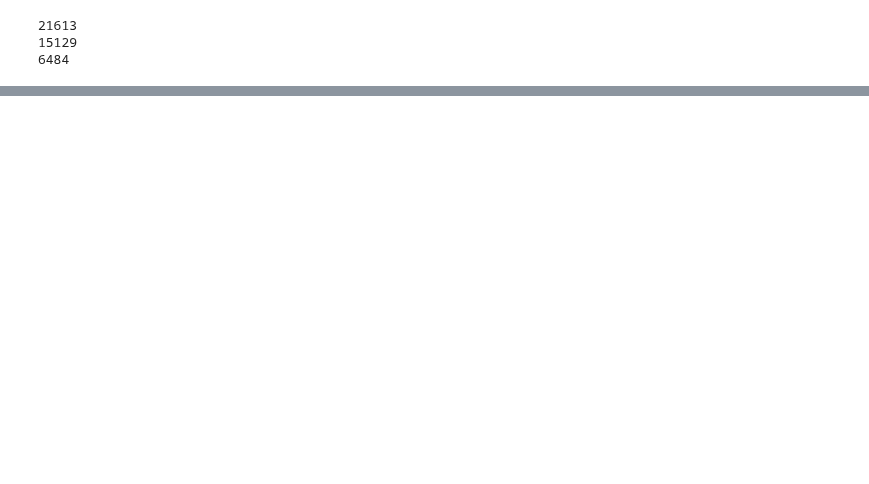
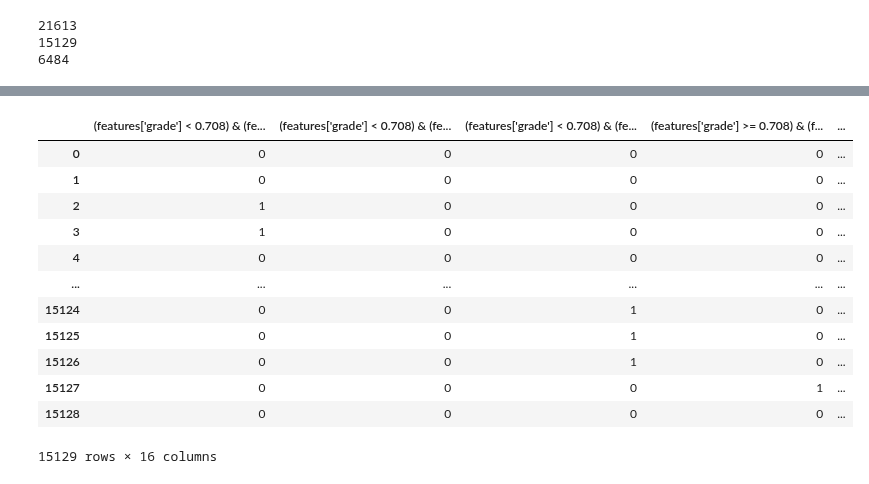
Before and after one commit to RyanLucas3/An-Optimal-RuleFit-Algorithm, a Jupyter notebook: ORRFA_new copy 2.ipynb, the cells around one changed output, grey strips where cells are left out. Cells and saved outputs as stored; diff of their text form; code cells hidden in the pictures; blank space fills up the shorter version.

```diff
--- a/ORRFA_new copy 2.ipynb
+++ b/ORRFA_new copy 2.ipynb
@@ -320,10 +38,0 @@ SSE_mean = sum((diagnosis - diagnosis.mean())**2)
-# %%
-features = features_test
-for rule in rule_features.columns:
-
-    index_feature = list(features.loc[eval(rule)].index)
-
-    print(index_feature)
-    new_feature = [1 if i in index_feature else 0 for i in range(features.index[0], features.index[-1]+1)]
-
-    features[rule] = new_feature
@@ -371,0 +39,7 @@ SSE_mean = sum((diagnosis_test - diagnosis.mean())**2)
+# %%
+# Fit the regressor, set max_depth = 3
+
+regr = DecisionTreeRegressor(max_depth=4, random_state=1234)
+model = regr.fit(features, diagnosis)
+# Print rules
+dt_rules = get_rules(model,features.columns,"class_names", features)
@@ -371,0 +65,22 @@ SSE_mean = sum((diagnosis_test - diagnosis.mean())**2)
+# %%
+dt_df = pd.DataFrame()
+for rule in dt_rules:
+    index_feature = features.loc[eval(rule)].index
+    new_feature = [1 if i in index_feature else 0 for i in range(len(features))]
+    dt_df[rule] = new_feature
+# %%
+dt_df
+# %% [output]
+|  | (features['grade'] < 0.708) & (fe... | (features['grade'] < 0.708) & (fe... | (features['grade'] < 0.708) & (fe... | (features['grade'] >= 0.708) & (f... | ... |
+| 0 | 0 | 0 | 0 | 0 | ... |
+| 1 | 0 | 0 | 0 | 0 | ... |
+| 2 | 1 | 0 | 0 | 0 | ... |
+| 3 | 1 | 0 | 0 | 0 | ... |
+| 4 | 0 | 0 | 0 | 0 | ... |
+| ... | ... | ... | ... | ... | ... |
+| 15124 | 0 | 0 | 1 | 0 | ... |
+| 15125 | 0 | 0 | 1 | 0 | ... |
+| 15126 | 0 | 0 | 1 | 0 | ... |
+| 15127 | 0 | 0 | 0 | 1 | ... |
+| 15128 | 0 | 0 | 0 | 0 | ... |
+15129 rows × 16 columns
```
Also changed, not shown: parts of 46 cells of this notebook, 2 other files.
